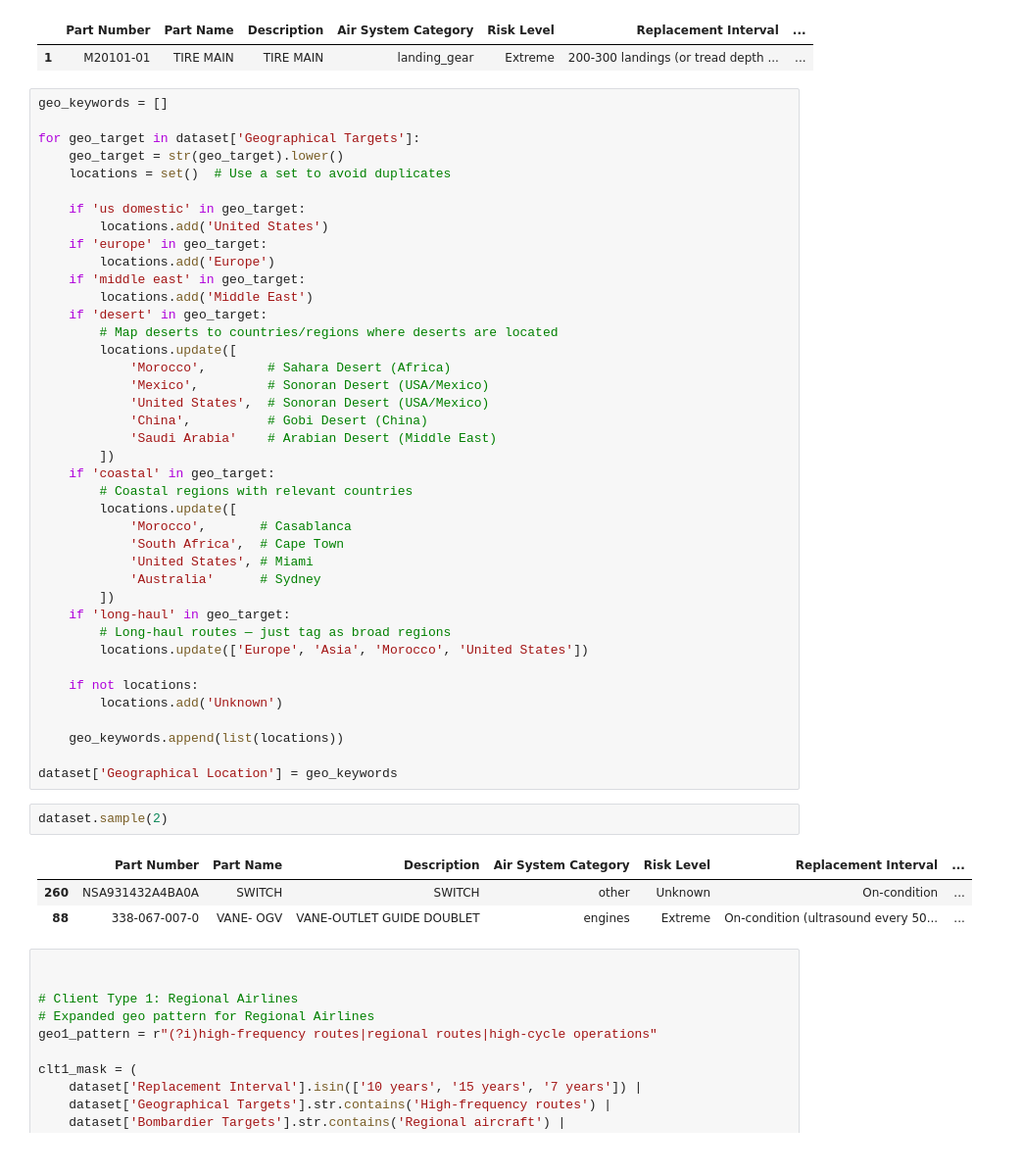
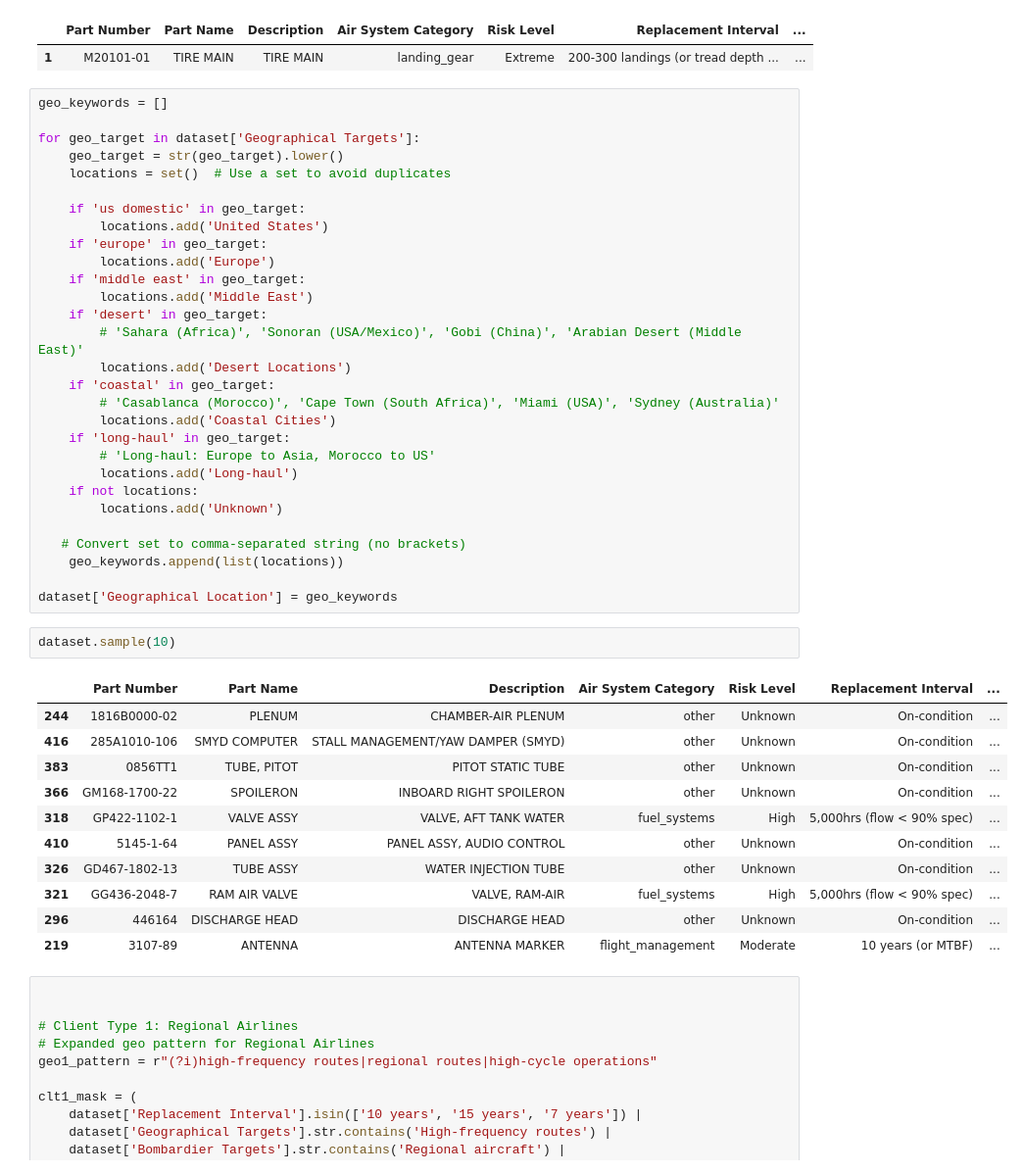
Before and after one commit to thedevreda/JadAerospace, a Jupyter notebook: Script1 - Data Manipulation.ipynb, the cells around one changed output. Shown: that part at 98% size. Drawn from its saved outputs; the diff is of its cells as text.

```diff
--- a/Script1 - Data Manipulation.ipynb
+++ b/Script1 - Data Manipulation.ipynb
@@ -248,38 +248,35 @@ for geo_target in dataset['Geographical Targets']:
     if 'middle east' in geo_target:
         locations.add('Middle East')
     if 'desert' in geo_target:
-        # Map deserts to countries/regions where deserts are located
-        locations.update([
-            'Morocco',        # Sahara Desert (Africa)
-            'Mexico',         # Sonoran Desert (USA/Mexico)
-            'United States',  # Sonoran Desert (USA/Mexico)
-            'China',          # Gobi Desert (China)
-            'Saudi Arabia'    # Arabian Desert (Middle East)
-        ])
+        # 'Sahara (Africa)', 'Sonoran (USA/Mexico)', 'Gobi (China)', 'Arabian Desert (Middle East)'
+        locations.add('Desert Locations')
     if 'coastal' in geo_target:
-        # Coastal regions with relevant countries
-        locations.update([
-            'Morocco',       # Casablanca
-            'South Africa',  # Cape Town
-            'United States', # Miami
-            'Australia'      # Sydney
-        ])
+        # 'Casablanca (Morocco)', 'Cape Town (South Africa)', 'Miami (USA)', 'Sydney (Australia)'
+        locations.add('Coastal Cities')
     if 'long-haul' in geo_target:
-        # Long-haul routes — just tag as broad regions
-        locations.update(['Europe', 'Asia', 'Morocco', 'United States'])
-
+        # 'Long-haul: Europe to Asia, Morocco to US'
+        locations.add('Long-haul')
     if not locations:
         locations.add('Unknown')
 
+   # Convert set to comma-separated string (no brackets)
     geo_keywords.append(list(locations))
 
 dataset['Geographical Location'] = geo_keywords
 # %%
-dataset.sample(2)
+dataset.sample(10)
 # %% [output]
 |  | Part Number | Part Name | Description | Air System Category | Risk Level | Replacement Interval | ... |
-| 260 | NSA931432A4BA0A | SWITCH | SWITCH | other | Unknown | On-condition | ... |
-| 88 | 338-067-007-0 | VANE- OGV | VANE-OUTLET GUIDE DOUBLET | engines | Extreme | On-condition (ultrasound every 50... | ... |
+| 244 | 1816B0000-02 | PLENUM | CHAMBER-AIR PLENUM | other | Unknown | On-condition | ... |
+| 416 | 285A1010-106 | SMYD COMPUTER | STALL MANAGEMENT/YAW DAMPER (SMYD) | other | Unknown | On-condition | ... |
+| 383 | 0856TT1 | TUBE, PITOT | PITOT STATIC TUBE | other | Unknown | On-condition | ... |
+| 366 | GM168-1700-22 | SPOILERON | INBOARD RIGHT SPOILERON | other | Unknown | On-condition | ... |
+| 318 | GP422-1102-1 | VALVE ASSY | VALVE, AFT TANK WATER | fuel_systems | High | 5,000hrs (flow < 90% spec) | ... |
+| 410 | 5145-1-64 | PANEL ASSY | PANEL ASSY, AUDIO CONTROL | other | Unknown | On-condition | ... |
+| 326 | GD467-1802-13 | TUBE ASSY | WATER INJECTION TUBE | other | Unknown | On-condition | ... |
+| 321 | GG436-2048-7 | RAM AIR VALVE | VALVE, RAM-AIR | fuel_systems | High | 5,000hrs (flow < 90% spec) | ... |
+| 296 | 446164 | DISCHARGE HEAD | DISCHARGE HEAD | other | Unknown | On-condition | ... |
+| 219 | 3107-89 | ANTENNA | ANTENNA MARKER | flight_management | Moderate | 10 years (or MTBF) | ... |
 # %%
 
 
```
Also changed, not shown: parts of 7 cells of this notebook, 6 other files.
